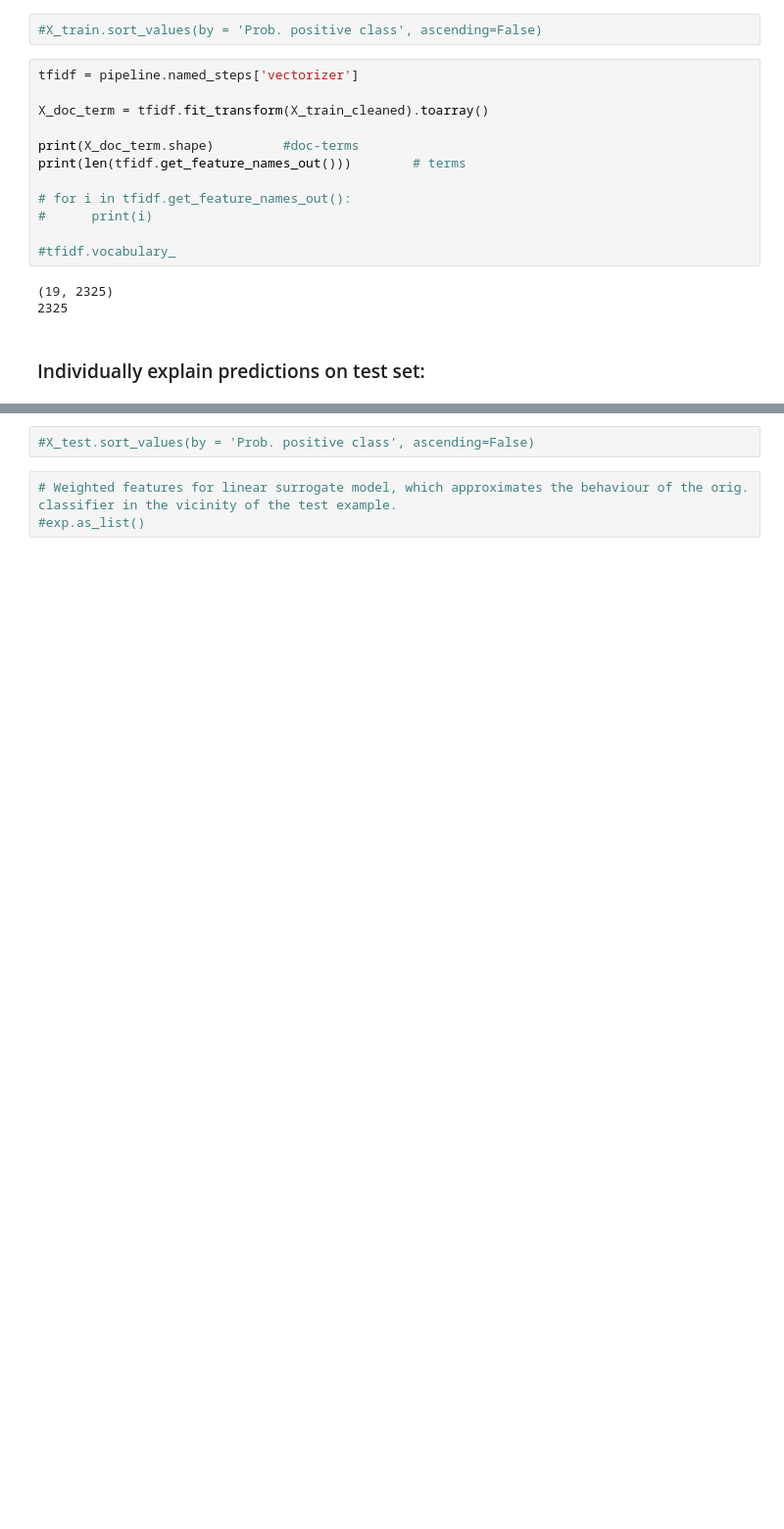
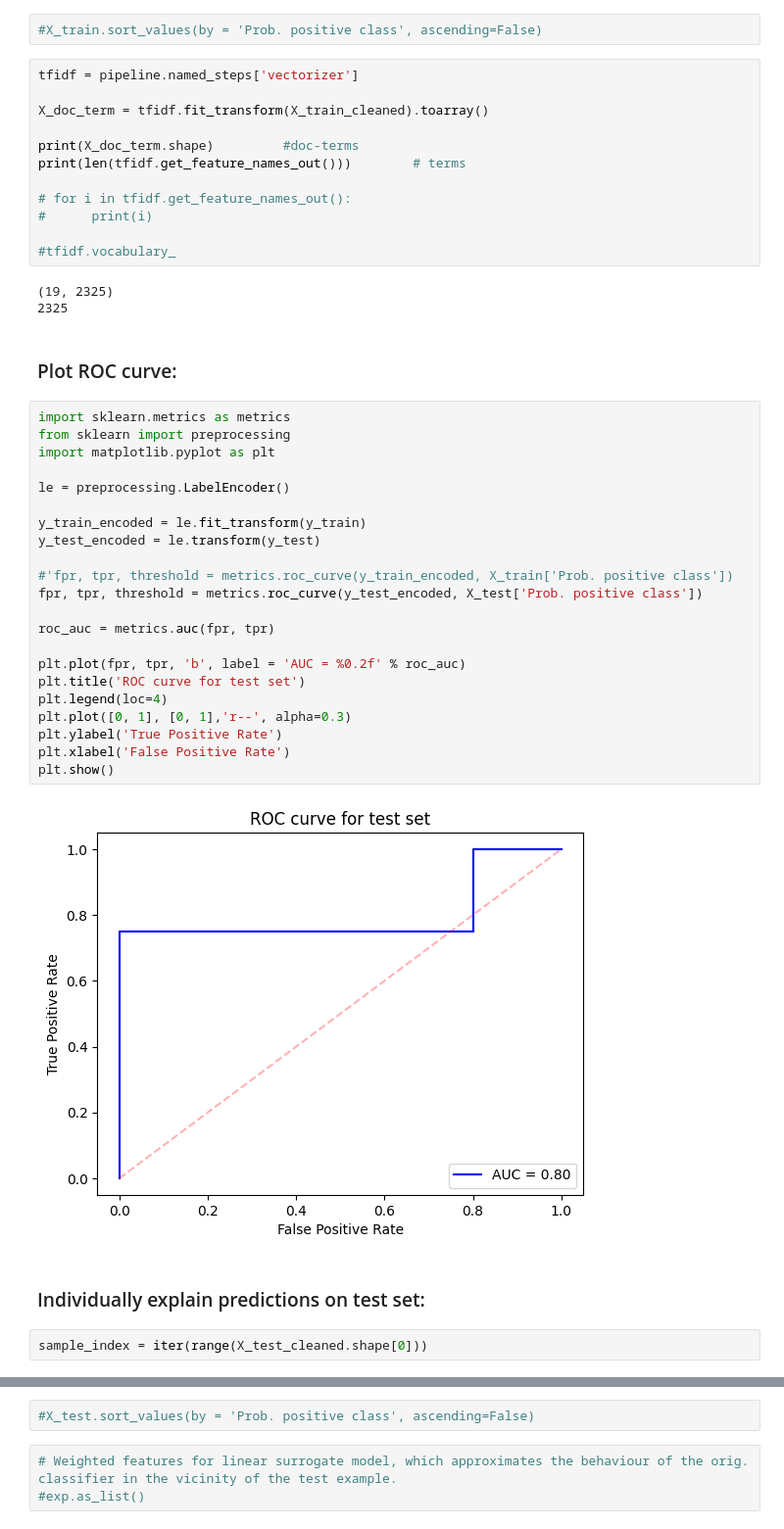
Before and after one commit to AVoss84/pdf_extract, a Jupyter notebook: src/notebooks/naivebayes_classifier.ipynb, the cells around one changed output, grey strips where cells are left out. Shown at 98% size. Saved outputs shown, nothing was run; the diff lists cells and outputs as text; blank space fills up the shorter version.

```diff
--- a/src/notebooks/naivebayes_classifier.ipynb
+++ b/src/notebooks/naivebayes_classifier.ipynb
@@ -277,8 +281,36 @@ print(len(tfidf.get_feature_names_out()))        # terms
 # %% [output]
 (19, 2325)
 2325
+# %% [markdown]
+### Plot ROC curve:
+# %%
+import sklearn.metrics as metrics
+from sklearn import preprocessing
+import matplotlib.pyplot as plt
+
+le = preprocessing.LabelEncoder()
+
+y_train_encoded = le.fit_transform(y_train)
+y_test_encoded = le.transform(y_test)
+
+#'fpr, tpr, threshold = metrics.roc_curve(y_train_encoded, X_train['Prob. positive class'])
+fpr, tpr, threshold = metrics.roc_curve(y_test_encoded, X_test['Prob. positive class'])
+
+roc_auc = metrics.auc(fpr, tpr)
+
+plt.plot(fpr, tpr, 'b', label = 'AUC = %0.2f' % roc_auc)
+plt.title('ROC curve for test set')
+plt.legend(loc=4)
+plt.plot([0, 1], [0, 1],'r--', alpha=0.3)
+plt.ylabel('True Positive Rate')
+plt.xlabel('False Positive Rate')
+plt.show()
+# %% [output]
+[figure, added]
 # %% [markdown]
 ### Individually explain predictions on test set:
+# %%
+sample_index = iter(range(X_test_cleaned.shape[0]))
 # %%
 from lime.lime_text import LimeTextExplainer
 
```
Also changed, not shown: parts of 5 cells of this notebook, 3 other files.
